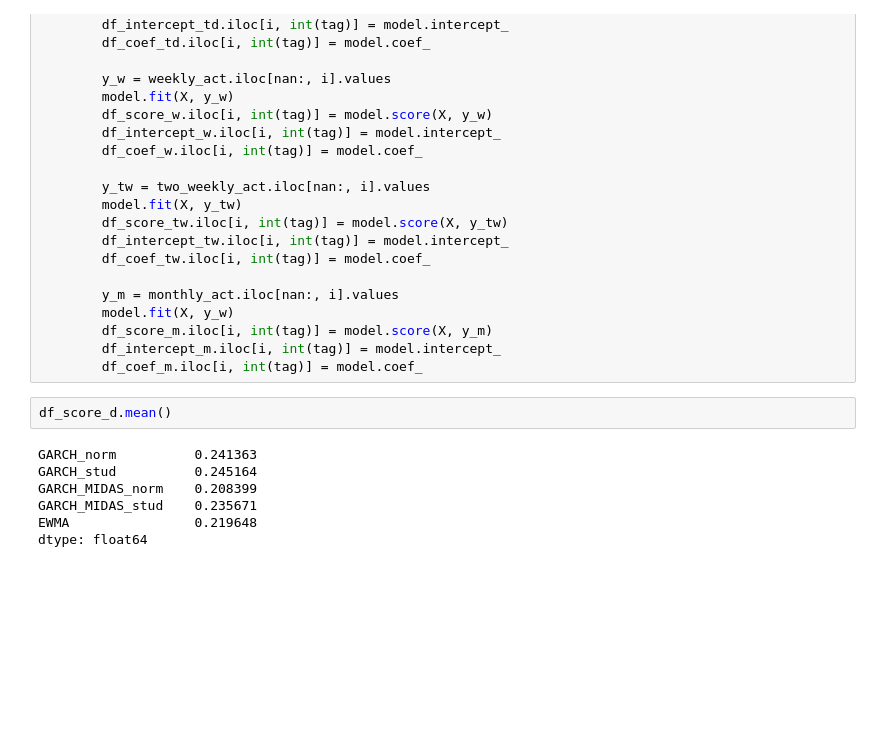
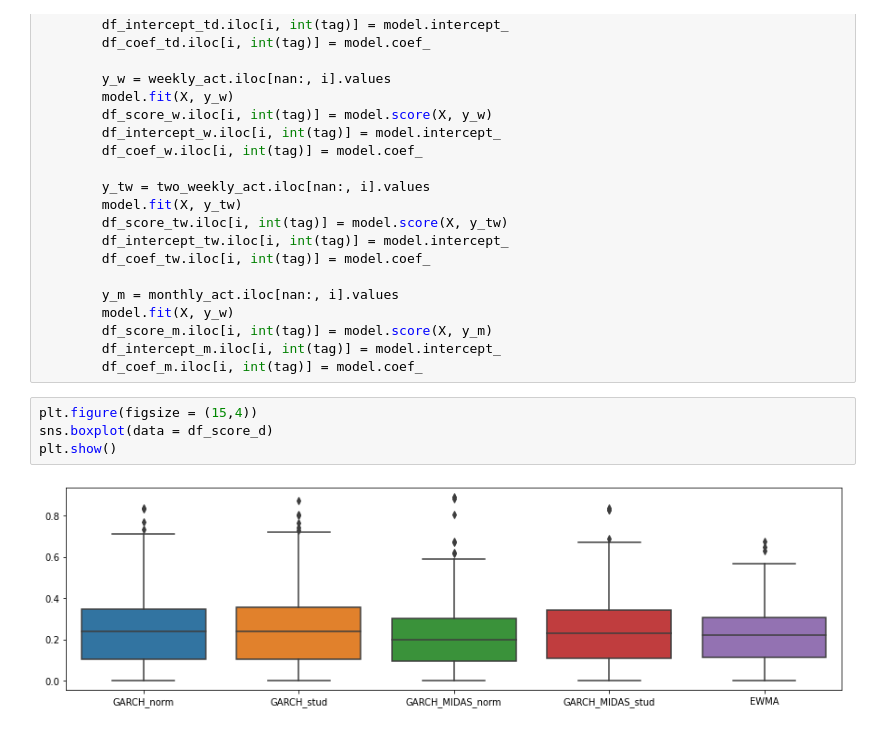
Before and after one commit to NemesiP/volatility-forecasting, a Jupyter notebook: Examples/RMSE.ipynb, the cells around one changed output. Cells and saved outputs as stored; diff of their text form; blank space fills up the shorter version.

```diff
--- a/Examples/RMSE.ipynb
+++ b/Examples/RMSE.ipynb
@@ -275,12 +243,9 @@ for i in range(daily_act.shape[1]):
         df_intercept_m.iloc[i, int(tag)] = model.intercept_
         df_coef_m.iloc[i, int(tag)] = model.coef_
 # %%
-df_score_d.mean()
+plt.figure(figsize = (15,4))
+sns.boxplot(data = df_score_d)
+plt.show()
 # %% [output]
-GARCH_norm          0.241363
-GARCH_stud          0.245164
-GARCH_MIDAS_norm    0.208399
-GARCH_MIDAS_stud    0.235671
-EWMA                0.219648
-dtype: float64
+[figure, added]
 # %%
```
Also changed, not shown: parts of 14 cells of this notebook, 4 other files.
